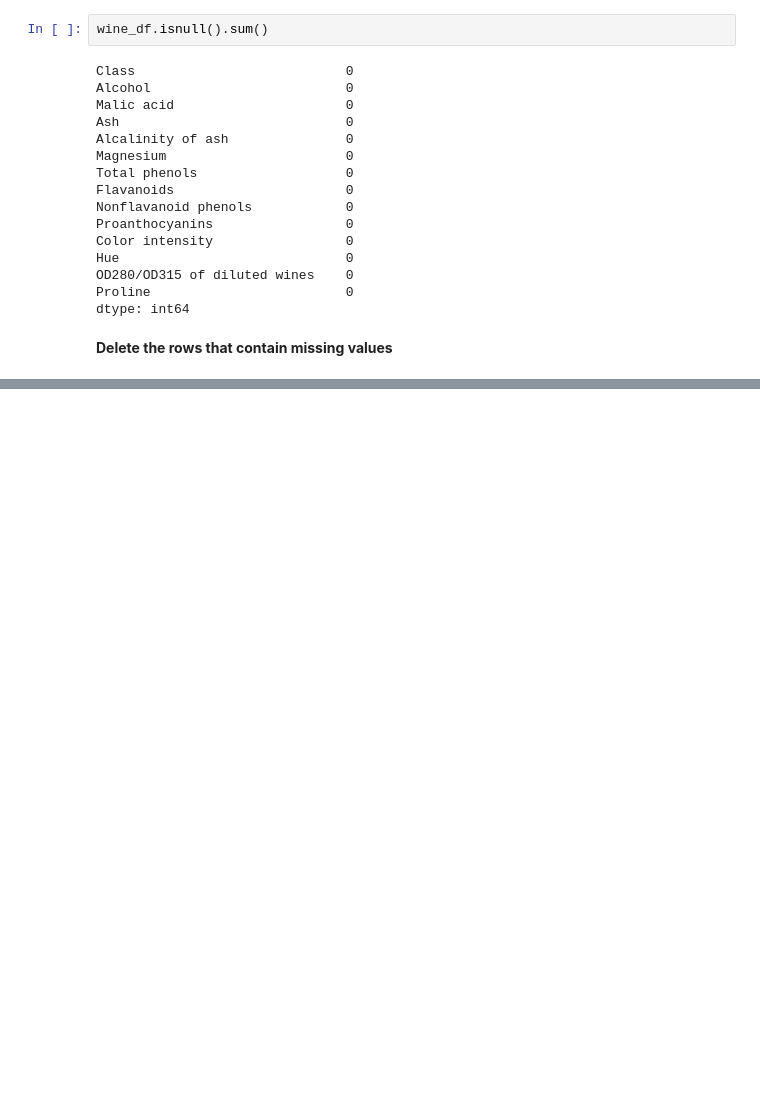
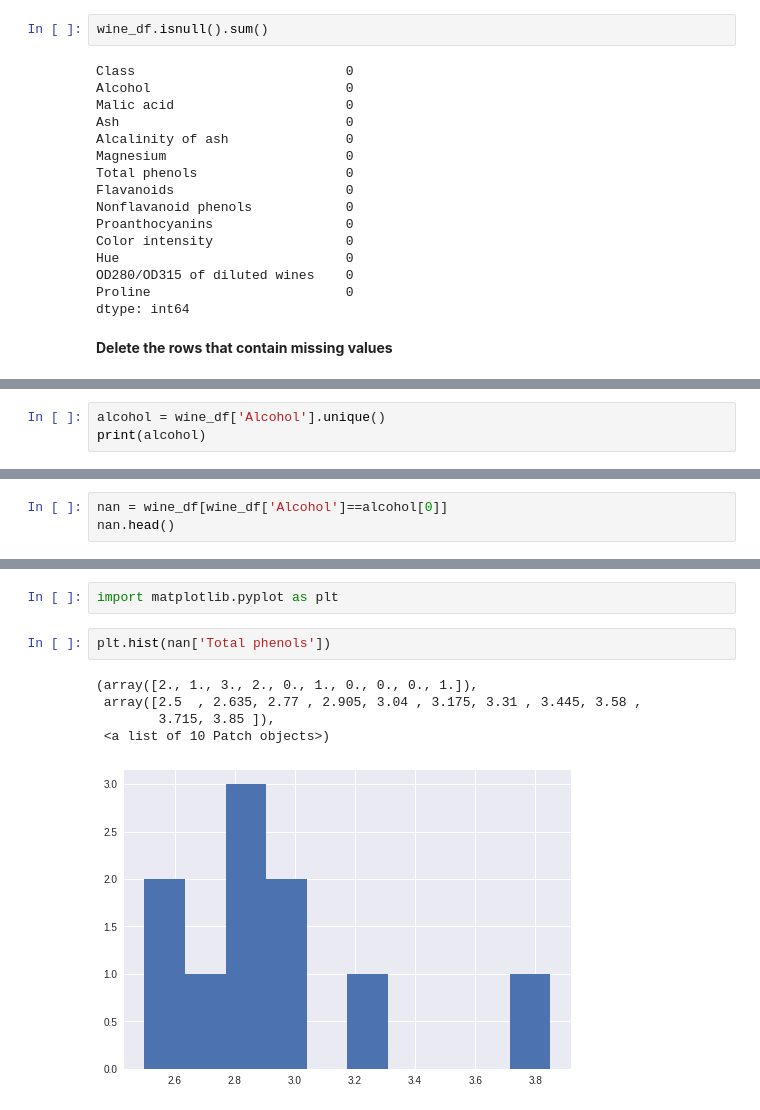
Before and after one commit to MLCCKolkata/Assignment-3, a Jupyter notebook: adrijaacharyya.ipynb, the cells around one changed output, grey strips where cells are left out. Saved outputs shown, nothing was run; the diff lists cells and outputs as text; blank space fills up the shorter version.

```diff
--- a/adrijaacharyya.ipynb
+++ b/adrijaacharyya.ipynb
@@ -161,0 +185,3 @@ wine_df.dropna()
+# %%
+alcohol = wine_df['Alcohol'].unique()
+print(alcohol)
@@ -161,0 +200,3 @@ wine_df.dropna()
+# %%
+nan = wine_df[wine_df['Alcohol']==alcohol[0]]
+nan.head()
@@ -161,0 +222,10 @@ wine_df.dropna()
+# %%
+import matplotlib.pyplot as plt
+# %%
+plt.hist(nan['Total phenols'])
+# %% [output]
+(array([2., 1., 3., 2., 0., 1., 0., 0., 0., 1.]),
+ array([2.5  , 2.635, 2.77 , 2.905, 3.04 , 3.175, 3.31 , 3.445, 3.58 ,
+        3.715, 3.85 ]),
+ <a list of 10 Patch objects>)
+[figure, added]
```
Also changed, not shown: parts of 8 cells of this notebook.
